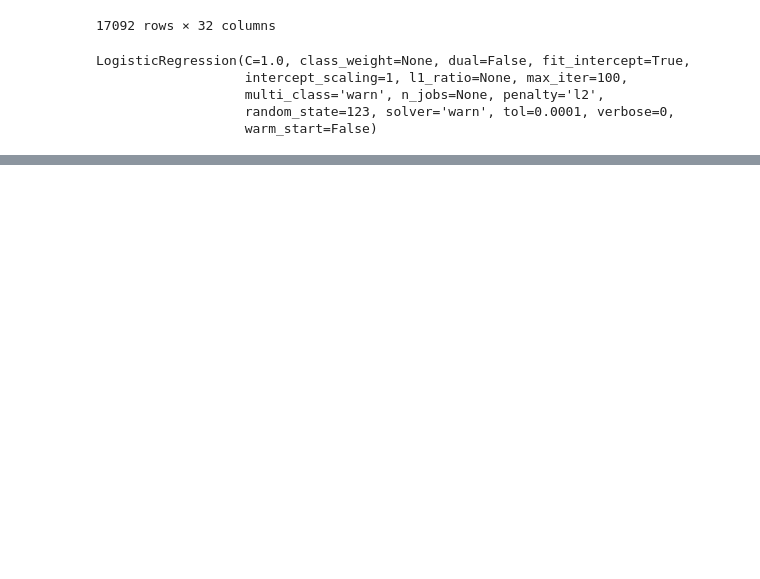
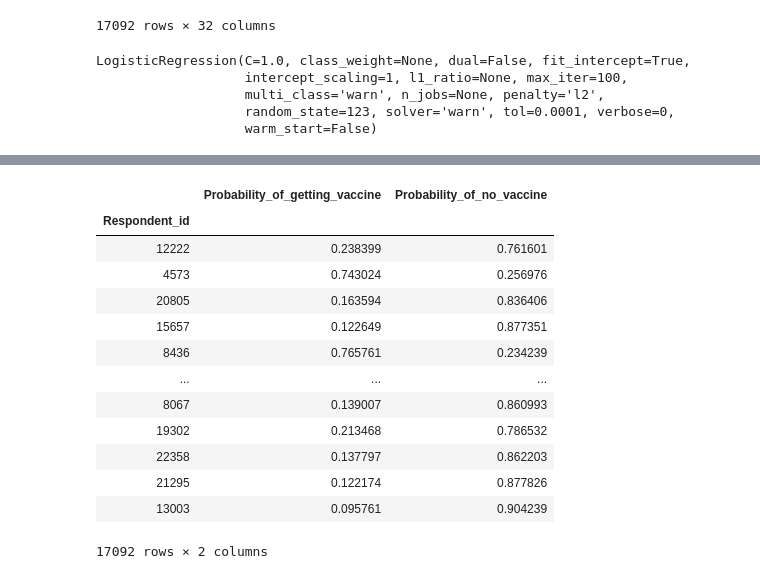
Before and after one commit to JadaShipp/predicting_flu, a Jupyter notebook: modeling.ipynb, the cells around one changed output, grey strips where cells are left out. Saved outputs shown, nothing was run; the diff lists cells and outputs as text; code cells hidden in the pictures; blank space fills up the shorter version.

Commit message:
created predictions ddataframe

```diff
--- a/modeling.ipynb
+++ b/modeling.ipynb
@@ -181,0 +188,4 @@ conf
+# %%
+# Make predictions and prediction probabilities
+y_pred_proba_df = logit.predict_proba(X_train_h1n1)
+y_pred_proba_df
@@ -181,0 +200,23 @@ conf
+# %%
+predictions = pd.DataFrame(
+    {'Respondent_id': X_train_h1n1.index,
+    'Probability_of_getting_vaccine': y_pred_proba_df[:,1],
+    'Probability_of_no_vaccine': y_pred_proba_df[:,0]})
+predictions = predictions.set_index('Respondent_id')
+# %%
+predictions
+# %% [output]
+|  | Probability_of_getting_vaccine | Probability_of_no_vaccine |
+| Respondent_id |  |  |
+| 12222 | 0.238399 | 0.761601 |
+| 4573 | 0.743024 | 0.256976 |
+| 20805 | 0.163594 | 0.836406 |
+| 15657 | 0.122649 | 0.877351 |
+| 8436 | 0.765761 | 0.234239 |
+| ... | ... | ... |
+| 8067 | 0.139007 | 0.860993 |
+| 19302 | 0.213468 | 0.786532 |
+| 22358 | 0.137797 | 0.862203 |
+| 21295 | 0.122174 | 0.877826 |
+| 13003 | 0.095761 | 0.904239 |
+17092 rows × 2 columns
```
Also changed, not shown: parts of 3 cells of this notebook.
